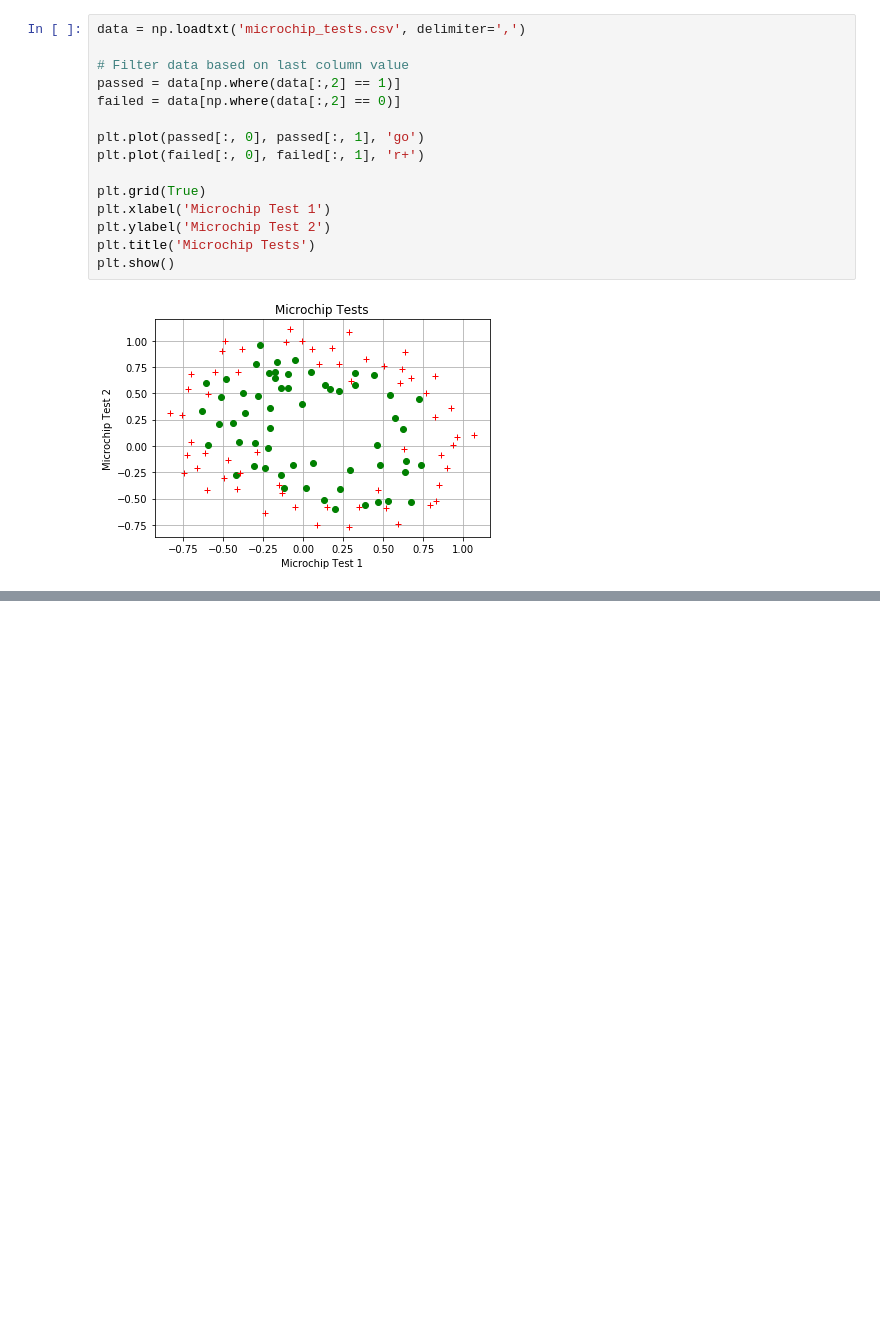
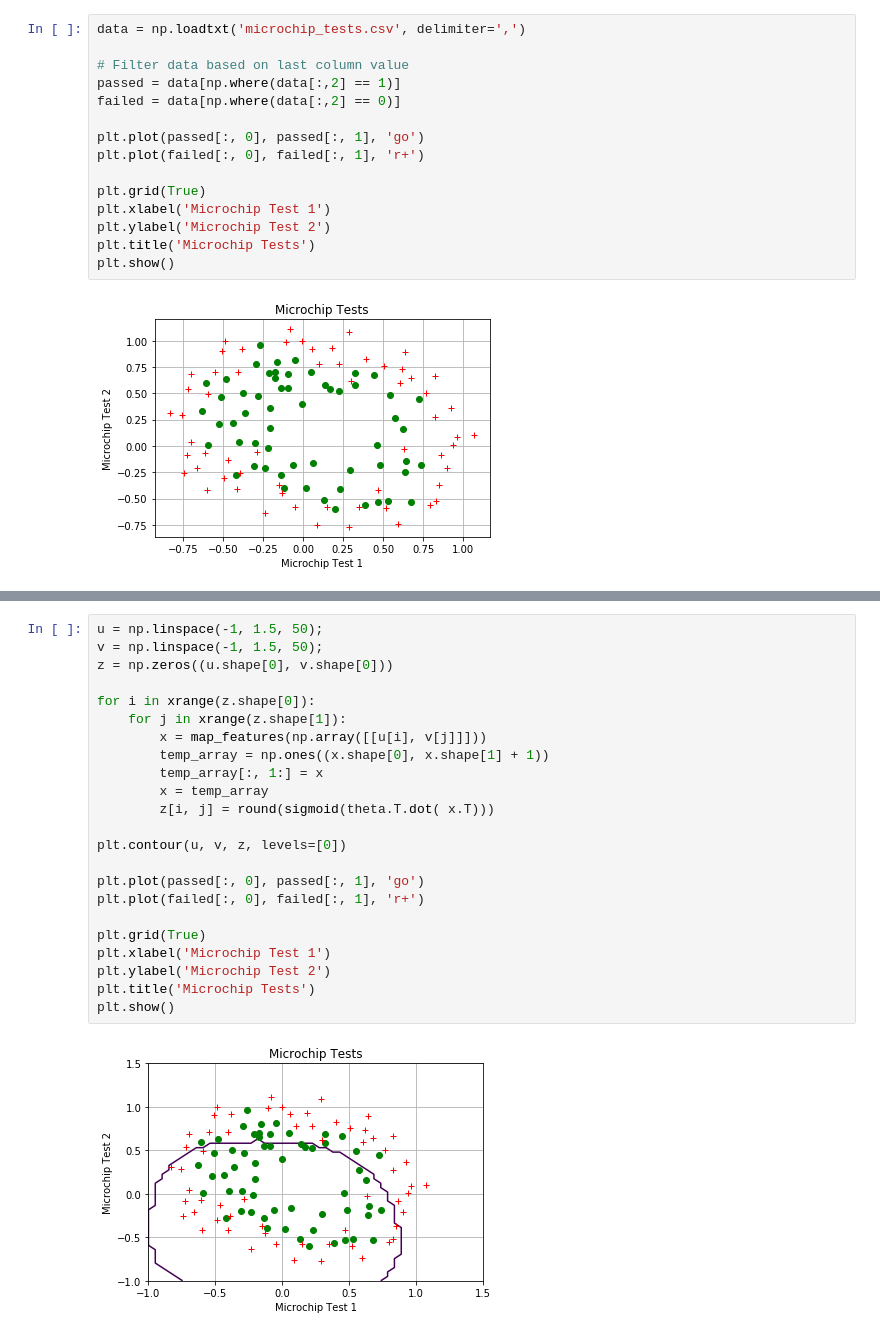
Before and after one commit to rsc-dev/ml, a Jupyter notebook: notebooks/Logistic_regression.ipynb, the cells around one changed output, grey strips where cells are left out. Drawn from its saved outputs; the diff is of its cells as text; blank space fills up the shorter version.

```diff
--- a/notebooks/Logistic_regression.ipynb
+++ b/notebooks/Logistic_regression.ipynb
@@ -61,0 +187,25 @@ plt.show()
+# %%
+u = np.linspace(-1, 1.5, 50);
+v = np.linspace(-1, 1.5, 50);
+z = np.zeros((u.shape[0], v.shape[0]))
+
+for i in xrange(z.shape[0]):
+    for j in xrange(z.shape[1]):
+        x = map_features(np.array([[u[i], v[j]]]))
+        temp_array = np.ones((x.shape[0], x.shape[1] + 1))
+        temp_array[:, 1:] = x
+        x = temp_array
+        z[i, j] = round(sigmoid(theta.T.dot( x.T)))
+
+plt.contour(u, v, z, levels=[0])
+
+plt.plot(passed[:, 0], passed[:, 1], 'go')
+plt.plot(failed[:, 0], failed[:, 1], 'r+')
+
+plt.grid(True)
+plt.xlabel('Microchip Test 1')
+plt.ylabel('Microchip Test 2')
+plt.title('Microchip Tests')
+plt.show()
+# %% [output]
+[figure, added]
```
Also changed, not shown: parts of 9 cells of this notebook.
